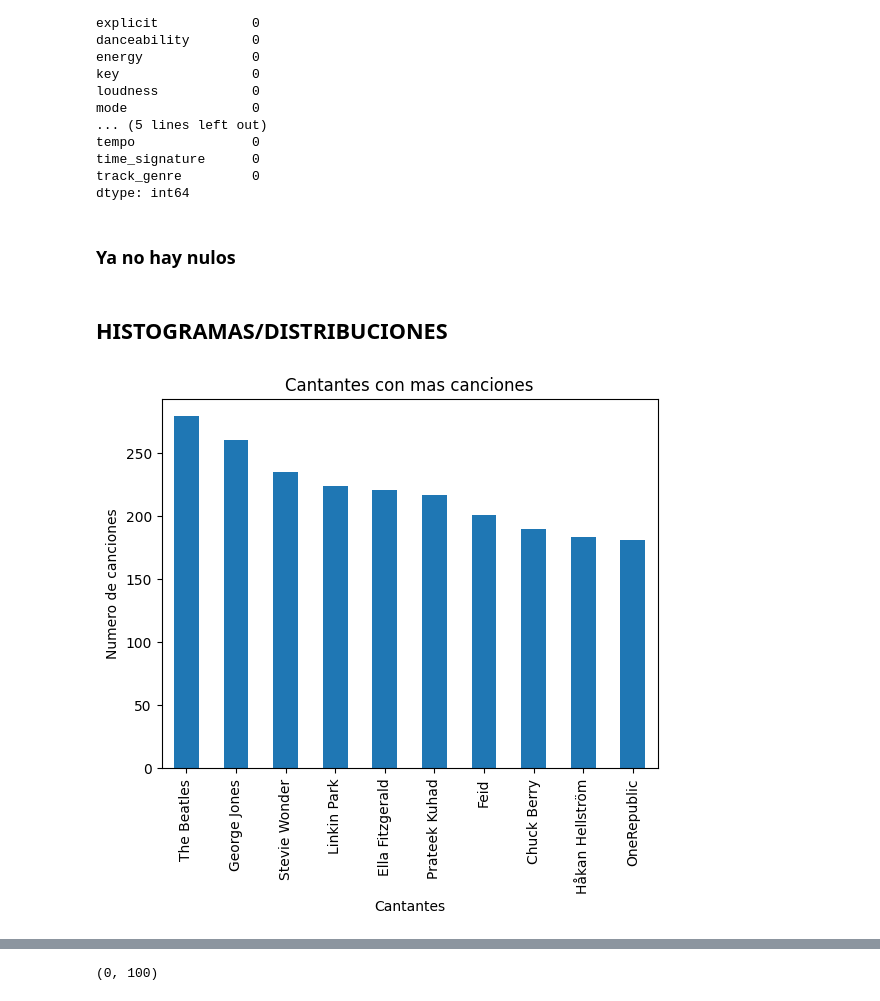
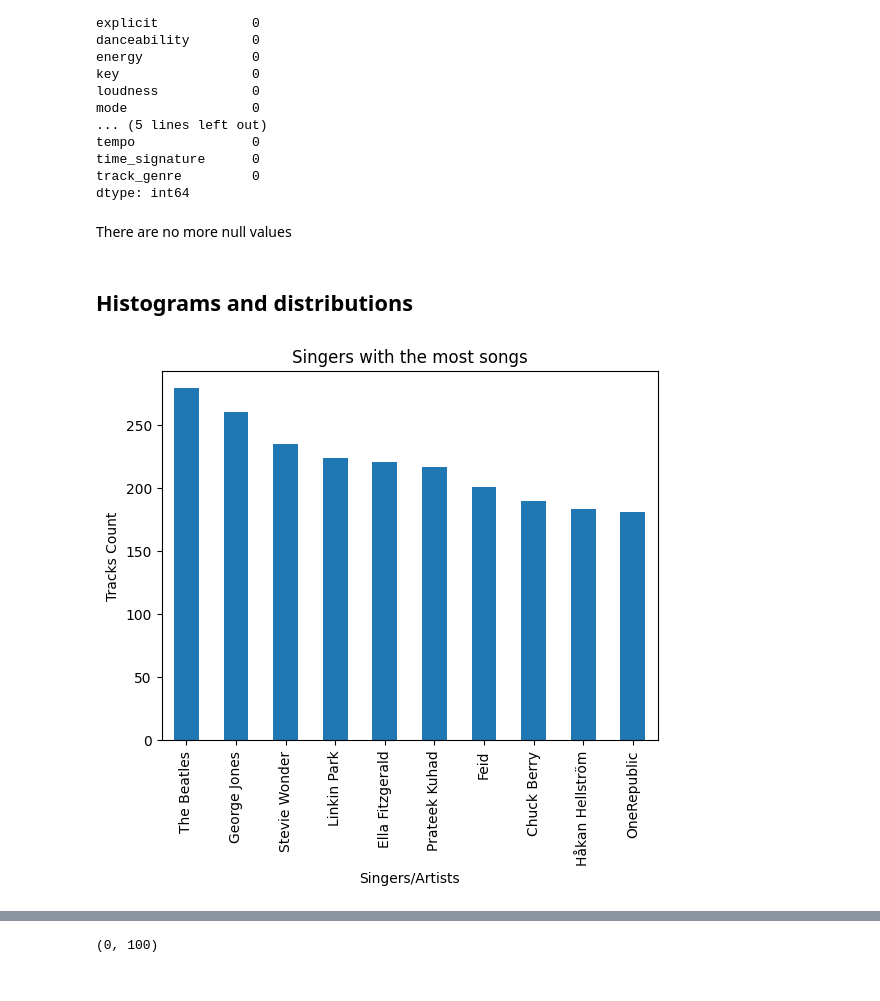
Before and after one commit to EmmanuelQuintero/WorkShop2, a Jupyter notebook: Notebooks/01_EDA_SpotifyTracks.ipynb, the cells around one changed output, grey strips where cells are left out. Drawn from its saved outputs; the diff is of its cells as text; code cells hidden in the pictures.

```diff
--- a/Notebooks/01_EDA_SpotifyTracks.ipynb
+++ b/Notebooks/01_EDA_SpotifyTracks.ipynb
@@ -163,18 +152,16 @@ tempo               0
 time_signature      0
 track_genre         0
 dtype: int64
-# %% [markdown]
-### Ya no hay nulos
-# %% [markdown]
-## HISTOGRAMAS/DISTRIBUCIONES
+# %% [markdown]
+There are no more null values
+# %% [markdown]
+## Histograms and distributions
 # %%
-# Grafica de Cantantes con mas canciones
-
 df['artists'].value_counts().head(10).plot(kind='bar')
-plt.title('Cantantes con mas canciones')
-plt.ylabel('Numero de canciones')
-plt.xlabel('Cantantes')
+plt.title('Singers with the most songs')
+plt.ylabel('Tracks Count')
+plt.xlabel('Singers/Artists')
 plt.show()
 # %% [output]
-[figure, old version]
+[figure, new version]
 # %%
```
Also changed, not shown: parts of 47 cells of this notebook, 5 other files.
